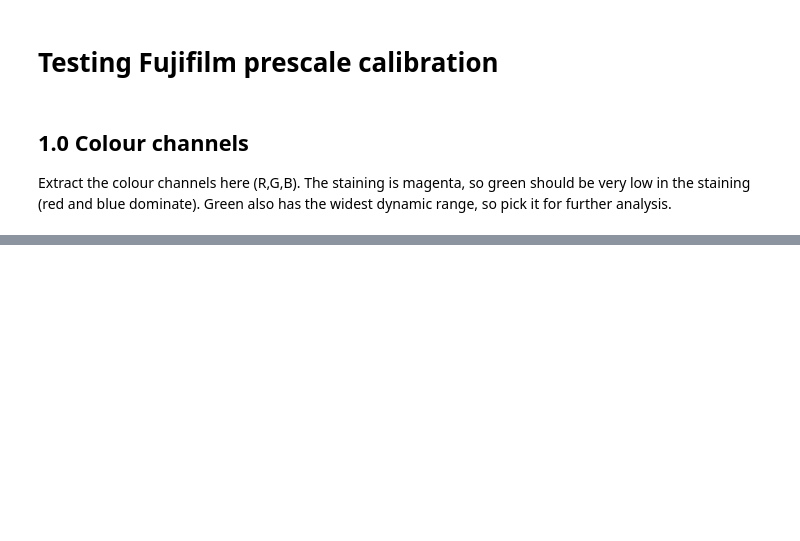
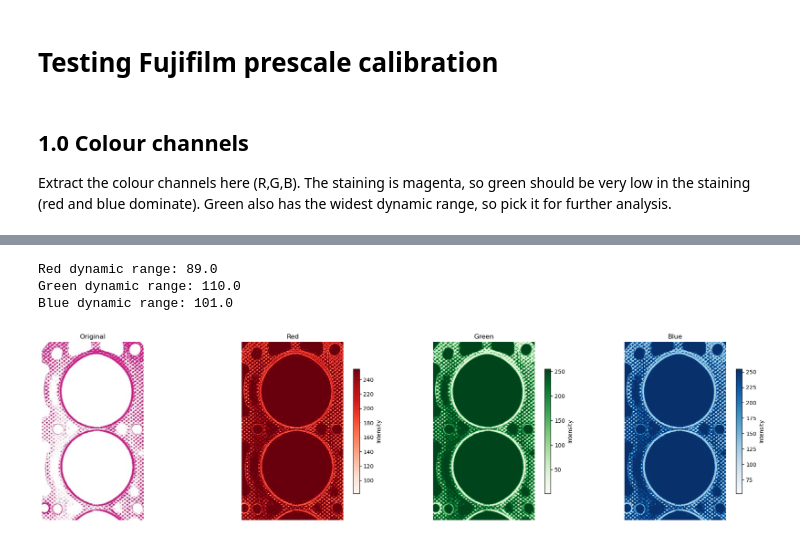
Before and after one commit to nparaskevas/pressure-film-calibration, a Jupyter notebook: prescale-example.ipynb, the cells around one changed output, grey strips where cells are left out. Saved outputs shown, nothing was run; the diff lists cells and outputs as text; code cells hidden in the pictures; blank space fills up the shorter version.

```diff
--- a/prescale-example.ipynb
+++ b/prescale-example.ipynb
@@ -97,0 +14,41 @@ White reference G0: 255.0
+# %%
+red = data[:, :, 0].astype(float)
+green = data[:, :, 1].astype(float)
+blue = data[:, :, 2].astype(float)
+
+# Check the dynamic range of each channel
+dr_red = np.diff(red, axis=0)
+dr_green = np.diff(green, axis=0)
+dr_blue = np.diff(blue, axis=0)
+print(f'Red dynamic range: {np.max(np.abs(dr_red))}')
+print(f'Green dynamic range: {np.max(np.abs(dr_green))}')
+print(f'Blue dynamic range: {np.max(np.abs(dr_blue))}')
+# %% [output]
+Red dynamic range: 89.0
+Green dynamic range: 110.0
+Blue dynamic range: 101.0
+# %%
+fig, axes = plt.subplots(1, 4, figsize=(20, 5))
+
+im0 = axes[0].imshow(img)
+axes[0].set_title('Original')
+
+im1 = axes[1].imshow(red, cmap='Reds')
+fig.colorbar(im1, ax=axes[1], shrink=0.7, label='Intensity')
+axes[1].set_title('Red')
+
+im2 = axes[2].imshow(green, cmap='Greens')
+fig.colorbar(im2, ax=axes[2], shrink=0.7, label='Intensity')
+axes[2].set_title('Green')
+
+im3 = axes[3].imshow(blue, cmap='Blues')
+fig.colorbar(im3, ax=axes[3], shrink=0.7, label='Intensity')
+axes[3].set_title('Blue')
+
+for ax in axes:
+    ax.axis('off')
+
+plt.tight_layout()
+plt.show()
+# %% [output]
+[figure, added]
```
Also changed, not shown: parts of 7 cells of this notebook.
